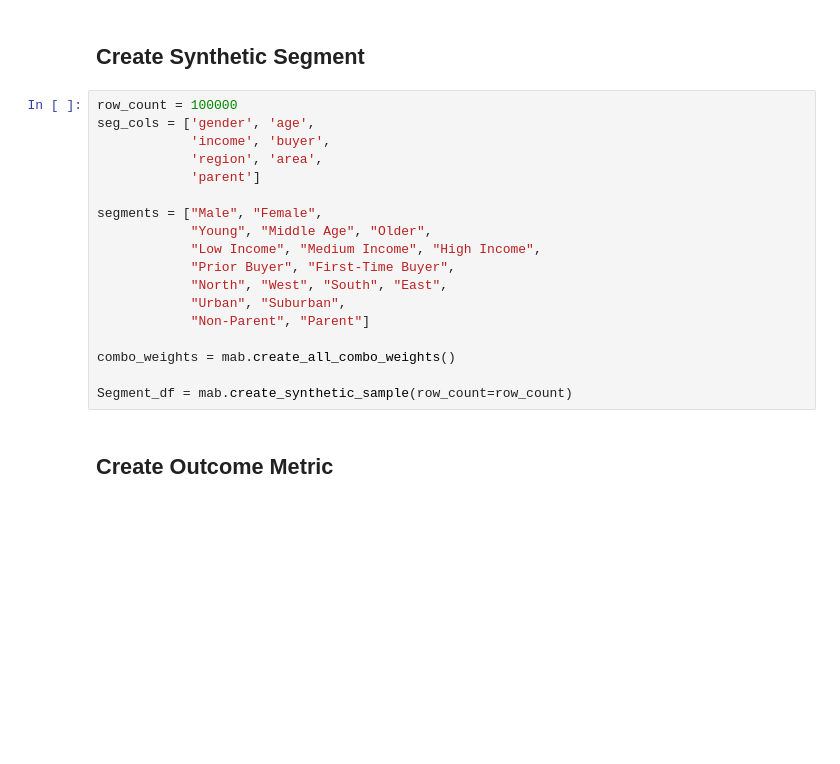
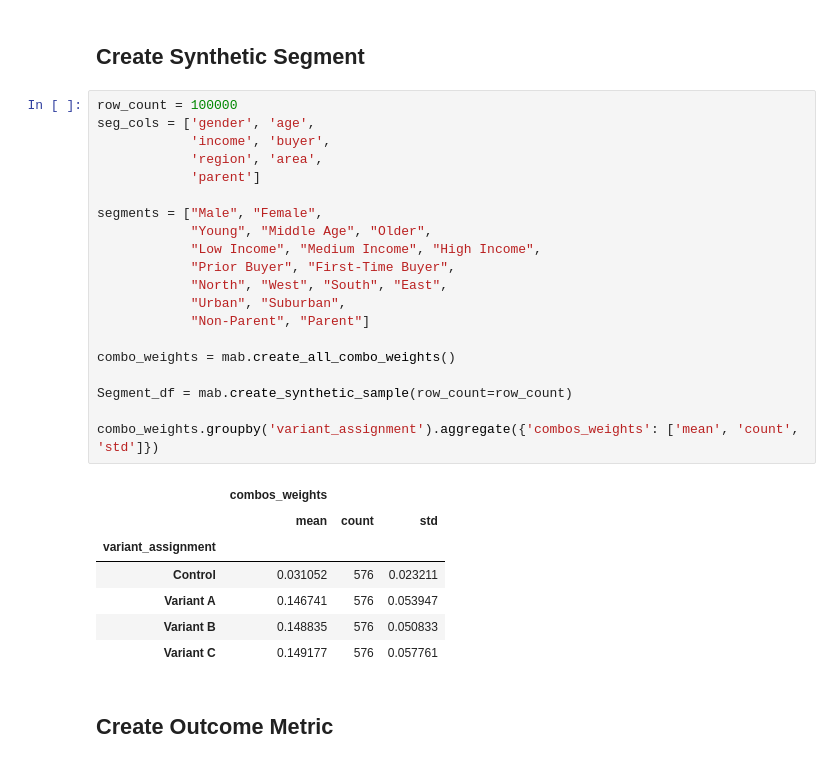
Before and after one commit to abluna/multiarm-bandit, a Jupyter notebook: Synthetic Data.ipynb, the cells around one changed output. Cells and saved outputs as stored; diff of their text form; blank space fills up the shorter version.

```diff
--- a/Synthetic Data.ipynb
+++ b/Synthetic Data.ipynb
@@ -21,21 +22,31 @@ Good - Abraham
 # %%
 row_count = 100000
 seg_cols = ['gender', 'age',
             'income', 'buyer',
             'region', 'area',
             'parent']
 
 segments = ["Male", "Female",
             "Young", "Middle Age", "Older",
             "Low Income", "Medium Income", "High Income",
             "Prior Buyer", "First-Time Buyer",
             "North", "West", "South", "East",
             "Urban", "Suburban",
             "Non-Parent", "Parent"]
 
 combo_weights = mab.create_all_combo_weights()
 
 Segment_df = mab.create_synthetic_sample(row_count=row_count)
+
+combo_weights.groupby('variant_assignment').aggregate({'combos_weights': ['mean', 'count', 'std']})
+# %% [output]
+|  | combos_weights |  |  |
+|  | mean | count | std |
+| variant_assignment |  |  |  |
+| Control | 0.031052 | 576 | 0.023211 |
+| Variant A | 0.146741 | 576 | 0.053947 |
+| Variant B | 0.148835 | 576 | 0.050833 |
+| Variant C | 0.149177 | 576 | 0.057761 |
 # %% [markdown]
 ## Create Outcome Metric
 # %%
```
Also changed, not shown: parts of 8 cells of this notebook, 2 other files.
